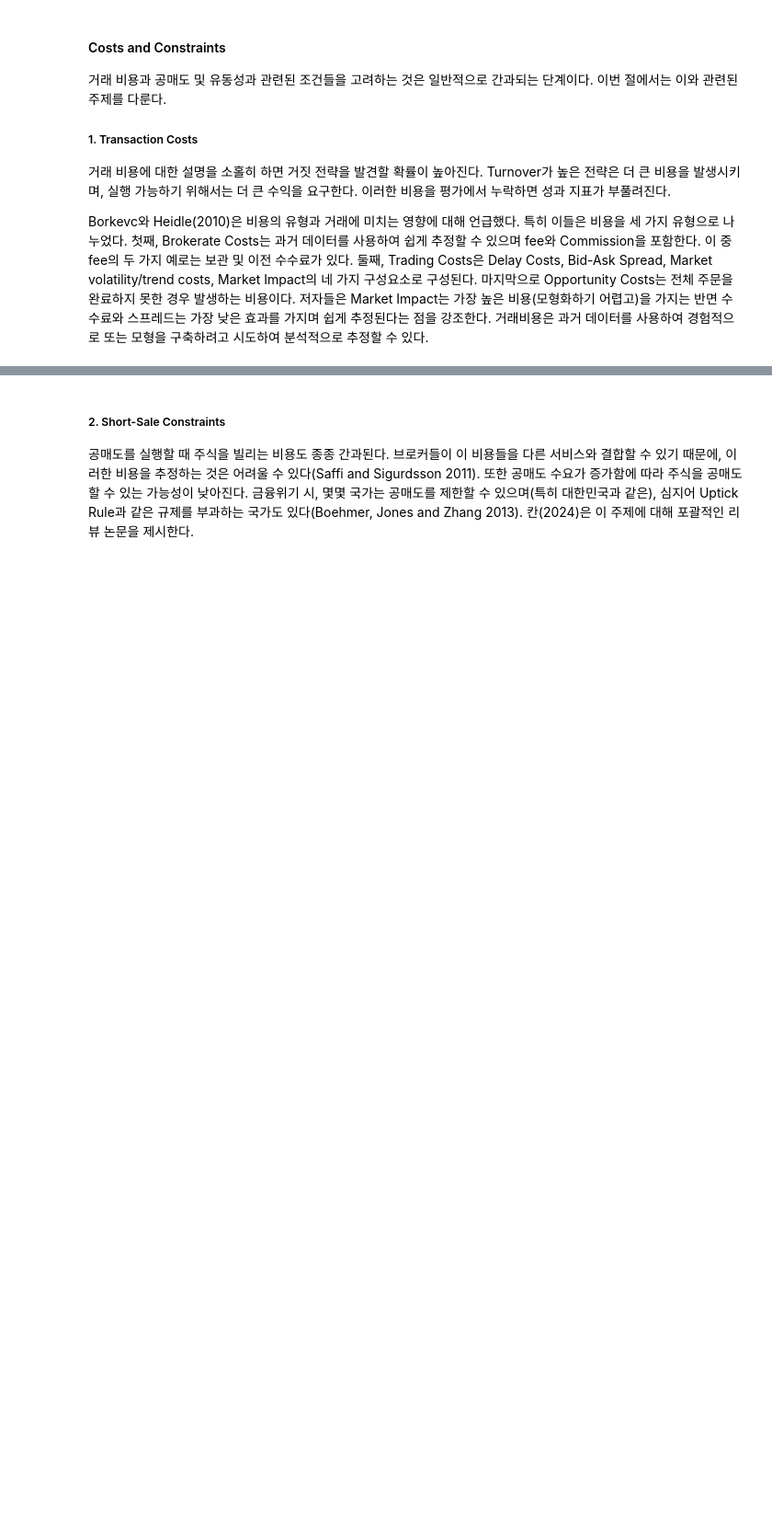
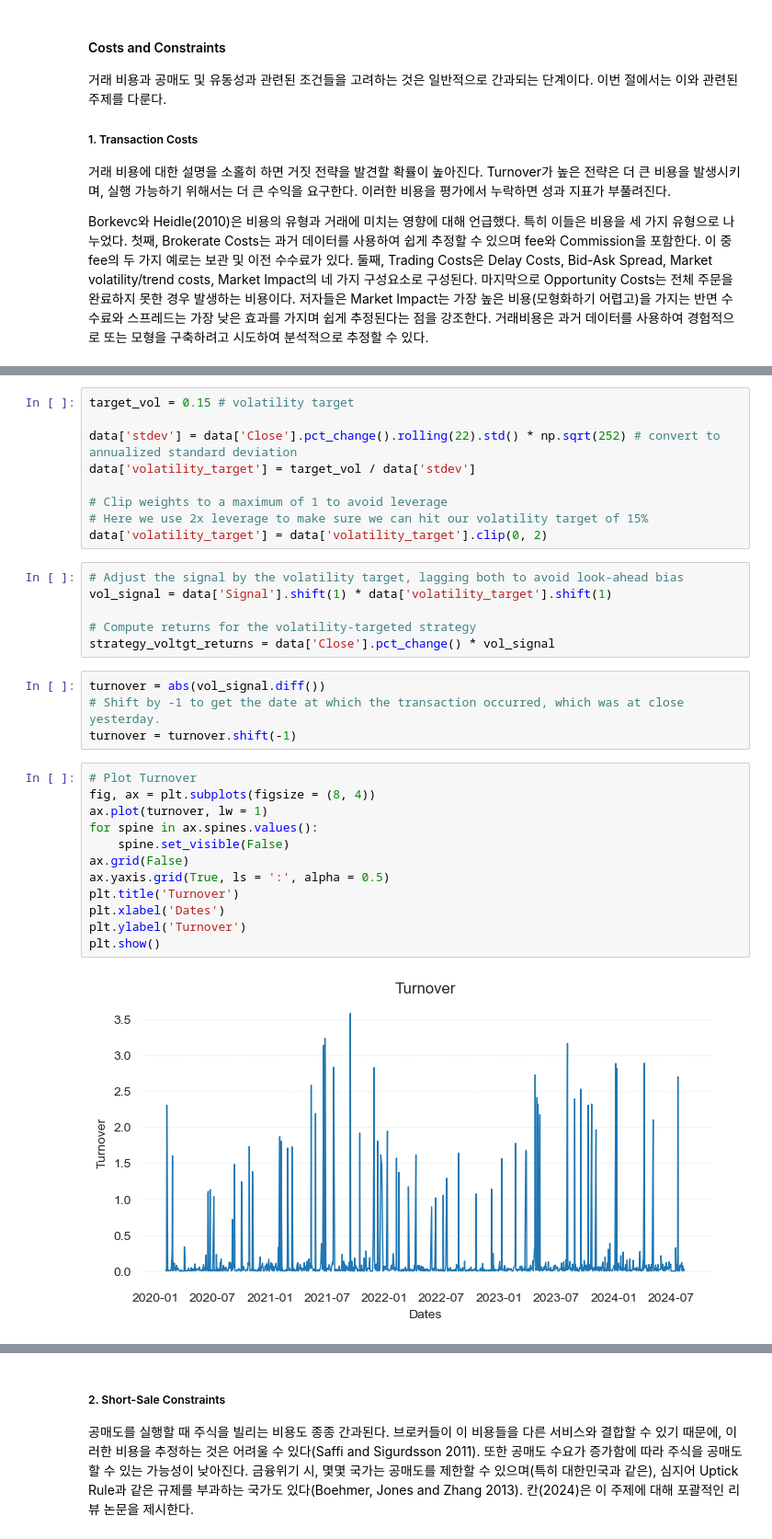
Before and after one commit to Tommylee1013/QuantFinanceResearch, a Jupyter notebook: TheThreeTypesOfBacktests/02EnhansingTheQualityOfHistoricalSimulations.ipynb, the cells around one changed output, grey strips where cells are left out. Shown: that part at 92% size. Cells and saved outputs as stored; diff of their text form; blank space fills up the shorter version.

```diff
--- a/TheThreeTypesOfBacktests/02EnhansingTheQualityOfHistoricalSimulations.ipynb
+++ b/TheThreeTypesOfBacktests/02EnhansingTheQualityOfHistoricalSimulations.ipynb
@@ -65,0 +109,33 @@ Borkevc와 Heidle(2010)은 비용의 유형과 거래에 미치는 영향에 대
+# %%
+target_vol = 0.15 # volatility target
+
+data['stdev'] = data['Close'].pct_change().rolling(22).std() * np.sqrt(252) # convert to annualized standard deviation
+data['volatility_target'] = target_vol / data['stdev']
+
+# Clip weights to a maximum of 1 to avoid leverage
+# Here we use 2x leverage to make sure we can hit our volatility target of 15%
+data['volatility_target'] = data['volatility_target'].clip(0, 2)
+# %%
+# Adjust the signal by the volatility target, lagging both to avoid look-ahead bias
+vol_signal = data['Signal'].shift(1) * data['volatility_target'].shift(1)
+
+# Compute returns for the volatility-targeted strategy
+strategy_voltgt_returns = data['Close'].pct_change() * vol_signal
+# %%
+turnover = abs(vol_signal.diff())
+# Shift by -1 to get the date at which the transaction occurred, which was at close yesterday.
+turnover = turnover.shift(-1)
+# %%
+# Plot Turnover
+fig, ax = plt.subplots(figsize = (8, 4))
+ax.plot(turnover, lw = 1)
+for spine in ax.spines.values():
+    spine.set_visible(False)
+ax.grid(False)
+ax.yaxis.grid(True, ls = ':', alpha = 0.5)
+plt.title('Turnover')
+plt.xlabel('Dates')
+plt.ylabel('Turnover')
+plt.show()
+# %% [output]
+[figure, added]
```
Also changed, not shown: parts of 24 cells of this notebook, 2 other files.
